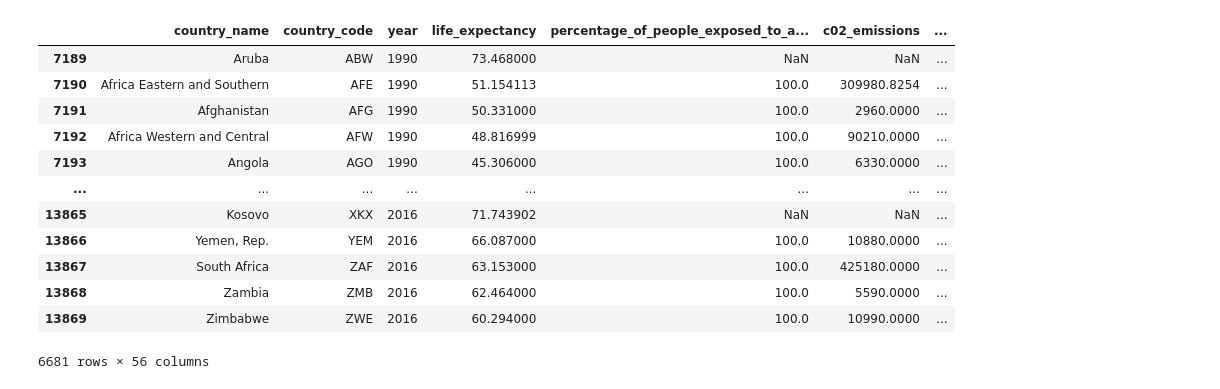
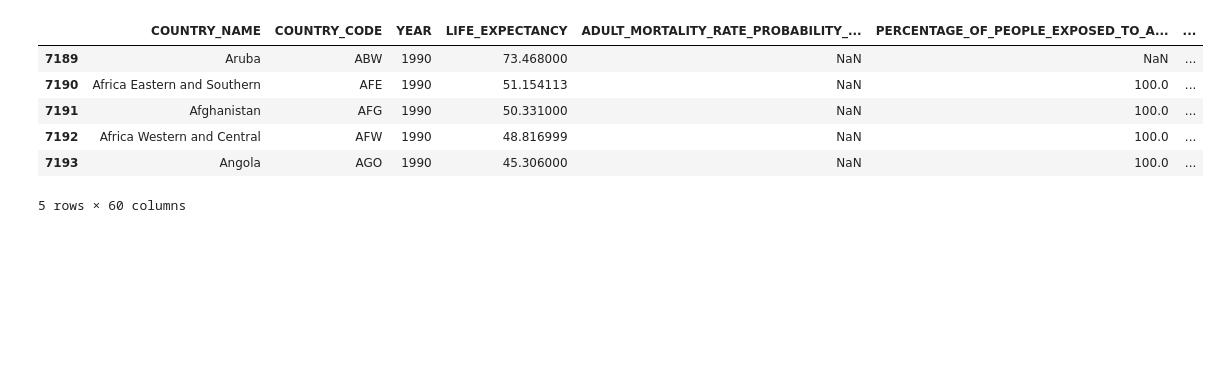
Before and after one commit to giovannamazzali/life-expectancy-prediction, a Jupyter notebook: notebooks/modeling.ipynb, the cells around one changed output. Drawn from its saved outputs; the diff is of its cells as text; code cells hidden in the pictures; blank space fills up the shorter version.

```diff
--- a/notebooks/modeling.ipynb
+++ b/notebooks/modeling.ipynb
@@ -757,32 +616,33 @@ def neural_network(df,list_country,year):
 # %%
-import pandas as pd
-import numpy as np
-import psycopg2 as ps
-import matplotlib.pyplot as plt
+# import pandas as pd
+# import numpy as np
+# import psycopg2 as ps
+# import matplotlib.pyplot as plt
 
+# Connect to PostgreSQL and load final_table
+# conn = ps.connect(
+#     host='localhost',
+#     database='Projeto',
+#     user='postgres',
+#     password='gi100499',
+#     port=5432
+# )
 
-conn = ps.connect(host='localhost',
-                    database='Projeto',
-                    user='postgres',
-                    password='gi100499',
-                    port=5432)
-
-df = pd.read_sql("SELECT * FROM final_table;", conn)
-df = df[df['year']>1989]
-df = df[df['year']<2017]
-df
+# df = pd.read_sql("SELECT * FROM final_table;", conn)
+# df = df[df['year'] > 1989]
+# df = df[df['year'] < 2017]
+# df
-# %% [output]
-|  | country_name | country_code | year | life_expectancy | percentage_of_people_exposed_to_a... | c02_emissions | ... |
-| 7189 | Aruba | ABW | 1990 | 73.468000 | NaN | NaN | ... |
-| 7190 | Africa Eastern and Southern | AFE | 1990 | 51.154113 | 100.0 | 309980.8254 | ... |
-| 7191 | Afghanistan | AFG | 1990 | 50.331000 | 100.0 | 2960.0000 | ... |
-| 7192 | Africa Western and Central | AFW | 1990 | 48.816999 | 100.0 | 90210.0000 | ... |
-| 7193 | Angola | AGO | 1990 | 45.306000 | 100.0 | 6330.0000 | ... |
-| ... | ... | ... | ... | ... | ... | ... | ... |
-| 13865 | Kosovo | XKX | 2016 | 71.743902 | NaN | NaN | ... |
-| 13866 | Yemen, Rep. | YEM | 2016 | 66.087000 | 100.0 | 10880.0000 | ... |
-| 13867 | South Africa | ZAF | 2016 | 63.153000 | 100.0 | 425180.0000 | ... |
-| 13868 | Zambia | ZMB | 2016 | 62.464000 | 100.0 | 5590.0000 | ... |
-| 13869 | Zimbabwe | ZWE | 2016 | 60.294000 | 100.0 | 10990.0000 | ... |
-6681 rows × 56 columns
+# %%
+df = pd.read_csv('../data/processed/final_table.csv')
+df = df[df['YEAR'] > 1989]
+df = df[df['YEAR'] < 2017]
+df.head()
+# %% [output]
+|  | COUNTRY_NAME | COUNTRY_CODE | YEAR | LIFE_EXPECTANCY | ADULT_MORTALITY_RATE_PROBABILITY_... | PERCENTAGE_OF_PEOPLE_EXPOSED_TO_A... | ... |
+| 7189 | Aruba | ABW | 1990 | 73.468000 | NaN | NaN | ... |
+| 7190 | Africa Eastern and Southern | AFE | 1990 | 51.154113 | NaN | 100.0 | ... |
+| 7191 | Afghanistan | AFG | 1990 | 50.331000 | NaN | 100.0 | ... |
+| 7192 | Africa Western and Central | AFW | 1990 | 48.816999 | NaN | 100.0 | ... |
+| 7193 | Angola | AGO | 1990 | 45.306000 | NaN | 100.0 | ... |
+5 rows × 60 columns
 # %%
```
Also changed, not shown: parts of 13 cells of this notebook, 1 other file.
